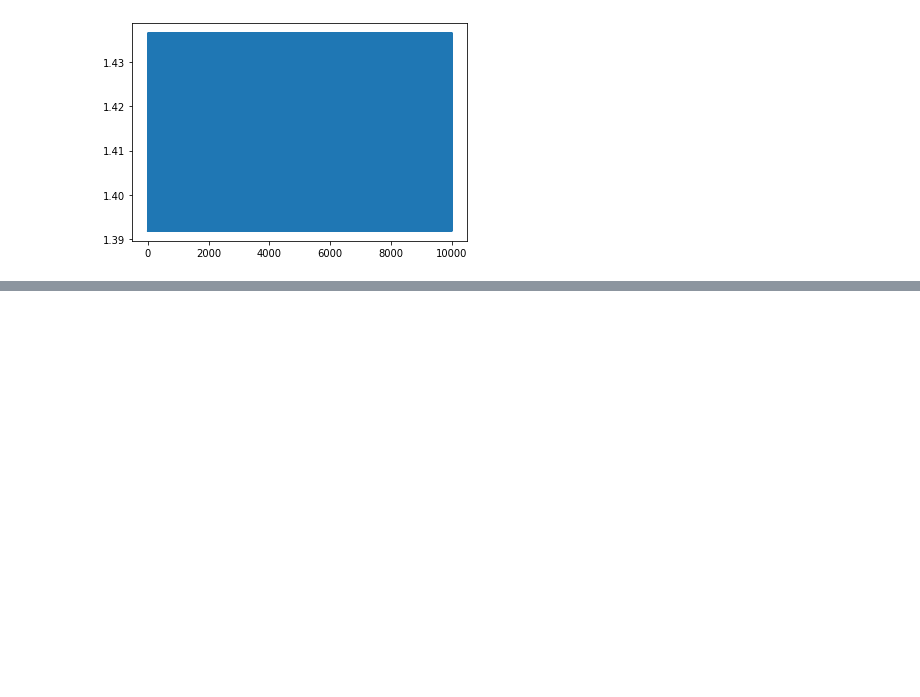
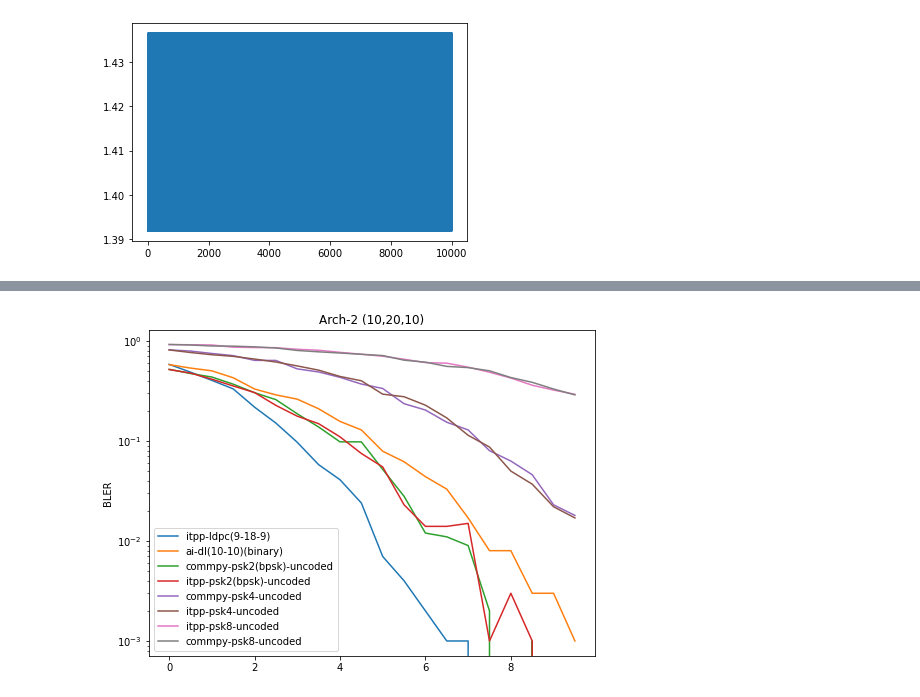
Before and after one commit to iamviji/project, a Jupyter notebook: Final/TensorflowBinary_BPSK.ipynb, the cells around one changed output, grey strips where cells are left out. Saved outputs shown, nothing was run; the diff lists cells and outputs as text; code cells hidden in the pictures; blank space fills up the shorter version.

```diff
--- a/Final/TensorflowBinary_BPSK.ipynb
+++ b/Final/TensorflowBinary_BPSK.ipynb
@@ -372,0 +580,21 @@ print (numpy.mean(x))
+# %%
+import matplotlib.pyplot as plt
+%matplotlib inline
+snrs = numpy.arange (SNR_BEGIN, SNR_END, SNR_STEP_SIZE)
+fig, (ax1) = plt.subplots(1,1,figsize=(8,6))
+ax1.semilogy(snrs,bler_per_iter_ldpc_itpp_psk_4,'', label="itpp-ldpc(9-18-9)") # plot BER vs SNR
+ax1.semilogy(snrs,bler_per_iter_dl_tensor,'', label="ai-dl(10-10)(binary)") # plot BER vs SNR
+ax1.semilogy(snrs,bler_per_iter_uncoded_commpy_psk_2,'', label="commpy-psk2(bpsk)-uncoded") # plot BER vs SNR
+ax1.semilogy(snrs,bler_per_iter_uncoded_itpp_psk_2,'', label="itpp-psk2(bpsk)-uncoded") # plot BER vs SNR
+ax1.semilogy(snrs,bler_per_iter_uncoded_commpy_psk_4,'', label="commpy-psk4-uncoded") # plot BER vs SNR
+ax1.semilogy(snrs,bler_per_iter_uncoded_itpp_psk_4,'', label="itpp-psk4-uncoded") # plot BER vs SNR
+#ax1.semilogy(snrs,ber_per_iter_ham_itpp_psk_4,'', label="itpp-ham(7,4)(input=8,channel=7)") # plot BER vs SNR
+ax1.semilogy(snrs,bler_per_iter_uncoded_itpp_psk_8,'', label="itpp-psk8-uncoded") # plot BER vs SNR
+ax1.semilogy(snrs,bler_per_iter_uncoded_commpy_psk_8,'', label="commpy-psk8-uncoded") # plot BER vs SNR
+ax1.set_ylabel('BLER')
+ax1.set_title('Arch-2 ({},{},{})'.format(input_message_length,2*input_message_length, channel_size))
+plt.savefig('ldpc_ber_{}_{}.png'.format(2*channel_size,input_message_length))
+plt.legend ()
+plt.show()
+# %% [output]
+[figure, added]
```
Also changed, not shown: parts of 8 cells of this notebook.
